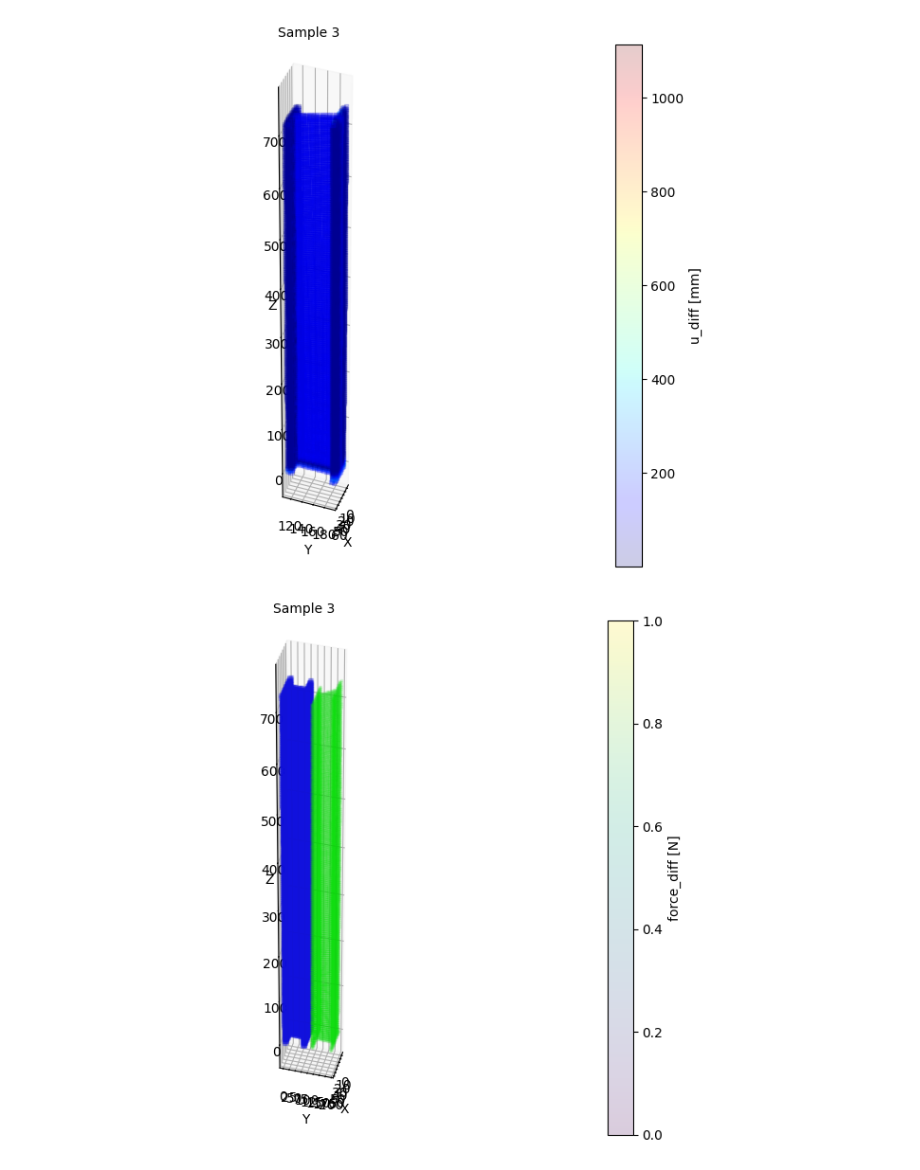
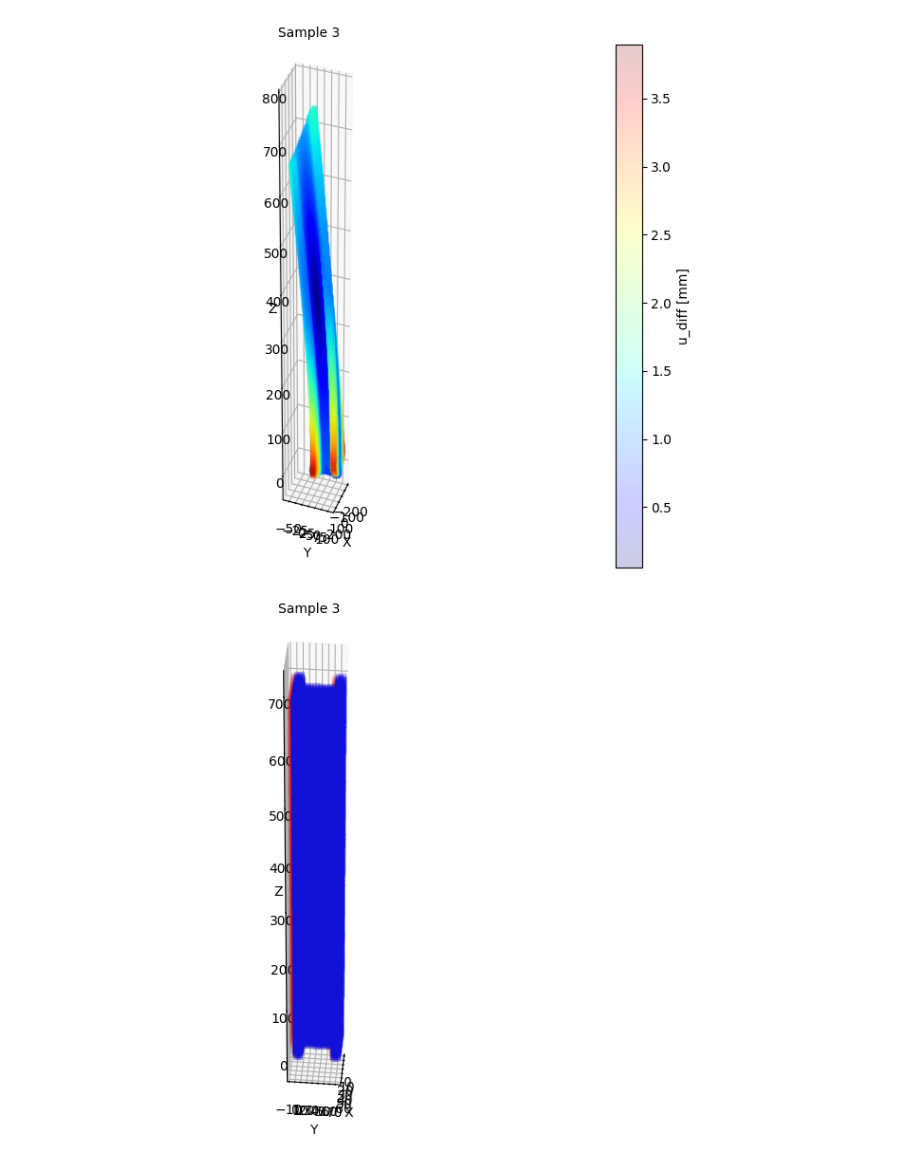
Before and after one commit to bartutuncay/mpnn_fem, a Jupyter notebook: train_1130_nodes.ipynb, the cells around one changed output. Saved outputs shown, nothing was run; the diff lists cells and outputs as text; code cells hidden in the pictures.

```diff
--- a/train_1130_nodes.ipynb
+++ b/train_1130_nodes.ipynb
@@ -361,7 +361,7 @@ plt.title(f'Sample {sample}',fontsize=10)
 
 #ax.plot_trisurf(V[:,0],V[:,1],V[:,2],triangles=F,edgecolor='#888888',linewidth=lw,antialiased=True,color='#dddddd',alpha=0.1)
 
-vis_scale = 1000
+vis_scale = 50
 
 pos_init = out_samples[sample]['nodes']['pos']
 pos_true = pos_init+out_samples[sample]['nodes']['y_u']*vis_scale
@@ -375,38 +375,39 @@ pos_diff = np.linalg.norm(pos_true-pos_pred,axis=-1)/vis_scale
 #sc = ax.scatter(pos_init[:,0],pos_init[:,1],pos_init[:,2],s=2,marker='s',c='#1111dd',alpha=0.2,depthshade=True)
 #sc2 = ax.scatter(pos_true[:,0],pos_true[:,1],pos_true[:,2],s=2,marker='s',c='#11dd11',alpha=0.1,depthshade=True)
 #sc3 = ax.scatter(pos_pred[:,0],pos_pred[:,1],pos_pred[:,2],s=2,marker='s',c='#dd1111',alpha=0.2,depthshade=True)
 sc = ax.scatter(pos_true[:,0],pos_true[:,1],pos_true[:,2],s=10,marker='s',c=pos_diff,cmap='jet',alpha=0.2,depthshade=True)
 plt.colorbar(sc, ax=ax, label='u_diff [mm]')
 ax.set_xlabel('X')
 ax.set_ylabel('Y')
 ax.set_zlabel('Z')
 
 ax.view_init(elev=40, azim=20)
 ranges = np.ptp(out_samples[sample]['nodes']['pos'].T, axis=1)
 ax.set_box_aspect(ranges)
 
 plt.tight_layout()
 
 fig = plt.figure(figsize=(10, 6))
 ax = fig.add_subplot(111, projection='3d')
 plt.title(f'Sample {sample}',fontsize=10)
 
 sc = ax.scatter(pos_init[:,0],pos_init[:,1],pos_init[:,2],s=10,marker='s',c='#1111dd',alpha=0.2,depthshade=True)
-plt.colorbar(sc, ax=ax, label='force_diff [N]')
-sc2 = ax.scatter(pos_true[:,0],pos_true[:,1],pos_true[:,2],s=2,marker='s',c='#11dd11',alpha=0.1,depthshade=True)
+#plt.colorbar(sc, ax=ax, label='force_diff [N]')
+#sc2 = ax.scatter(pos_true[:,0],pos_true[:,1],pos_true[:,2],s=2,marker='s',c='#11dd11',alpha=0.1,depthshade=True)
+sc3 = ax.scatter(pos_pred[:,0],pos_pred[:,1],pos_pred[:,2],s=2,marker='s',c='#dd1111',alpha=0.1,depthshade=True)
 
 ax.set_xlabel('X')
 ax.set_ylabel('Y')
 ax.set_zlabel('Z')
 
-ax.view_init(elev=40, azim=15)
+ax.view_init(elev=40, azim=5)
 ranges = np.ptp(out_samples[sample]['nodes']['pos'].T, axis=1)
 ax.set_box_aspect(ranges)
 
 plt.tight_layout()
 # %% [output]
-[figure, old version]
+[figure, new version]
-[figure, old version]
+[figure, new version]
 # %%
 from collections import Counter
 import pyvista as pv
```
Also changed, not shown: parts of 7 cells of this notebook, 2 other files.
